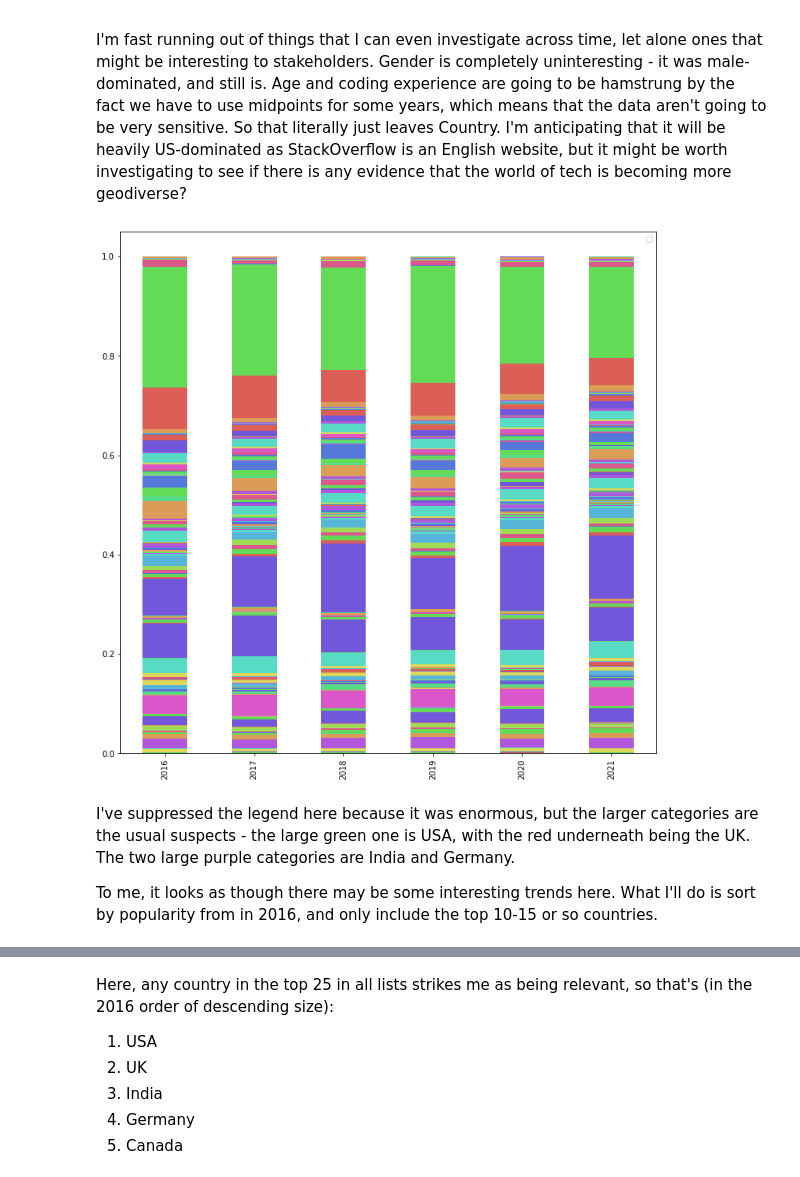
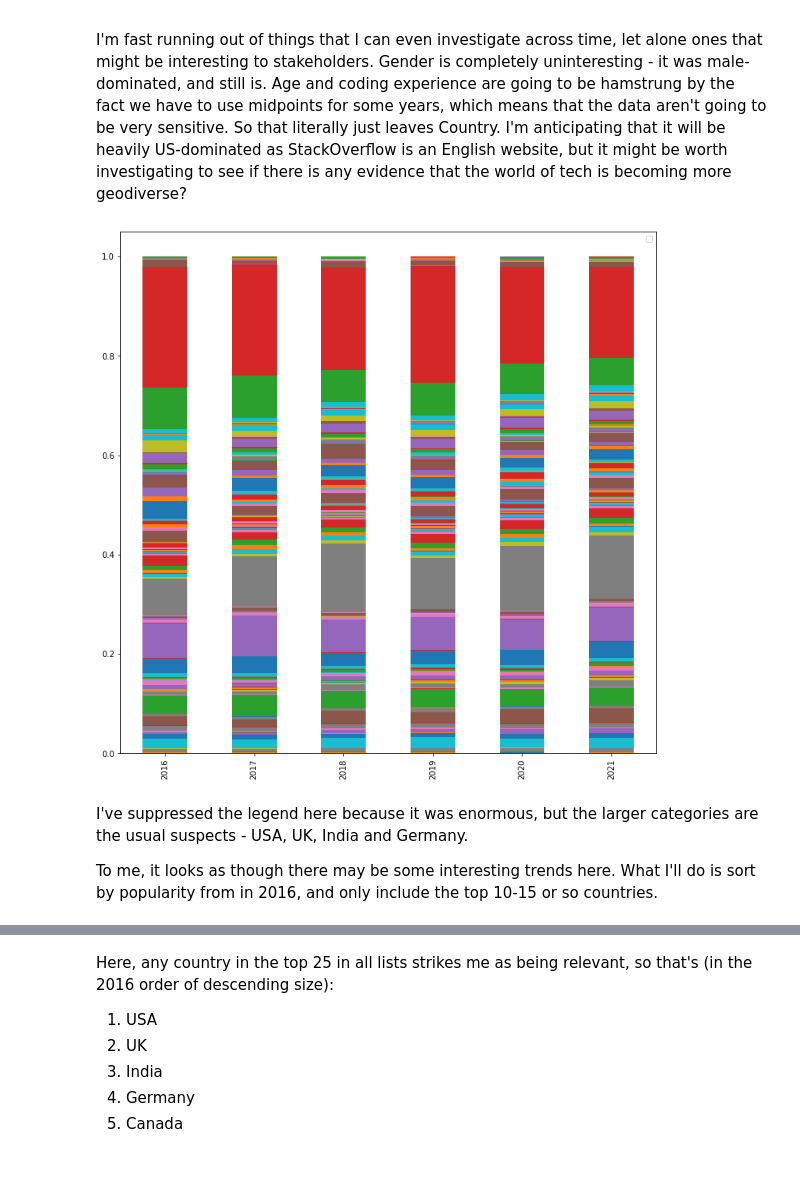
Before and after one commit to jamiepotter17/stackoverflow, a Jupyter notebook: CRISP-DM Process.ipynb, the cells around one changed output, grey strips where cells are left out. Drawn from its saved outputs; the diff is of its cells as text; code cells hidden in the pictures.

```diff
--- a/CRISP-DM Process.ipynb
+++ b/CRISP-DM Process.ipynb
@@ -1676,12 +1676,12 @@ cnt21 = pd.Series(cnt_counts21, name='2021', index=UN_cnt_list)
 cnt_df = cnt_df.join([cnt17/cnt17.sum(), cnt18/cnt18.sum(), cnt19/cnt19.sum(),
                        cnt20/cnt20.sum(), cnt21/cnt21.sum()])
 # %%
-cnt_df.T.plot.bar(stacked=True, figsize=(12,12), color=cpal)
+cnt_df.T.plot.bar(stacked=True, figsize=(12,12))
 plt.legend([]);
 # %% [output]
-[figure, old version]
+[figure, new version]
 # %% [markdown]
-I've suppressed the legend here because it was enormous, but the larger categories are the usual suspects - the large green one is USA, with the red underneath being the UK. The two large purple categories are India and Germany.
+I've suppressed the legend here because it was enormous, but the larger categories are the usual suspects - USA, UK, India and Germany.
 
 To me, it looks as though there may be some interesting trends here. What I'll do is sort by popularity from in 2016, and only include the top 10-15 or so countries.
 # %%
```
Also changed, not shown: parts of 4 cells of this notebook, 9 other files.
